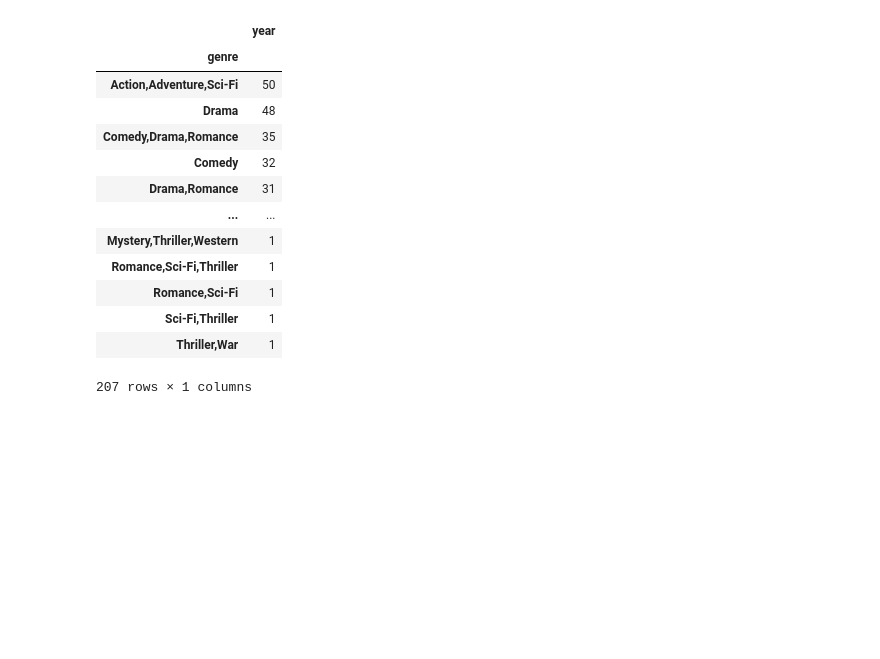
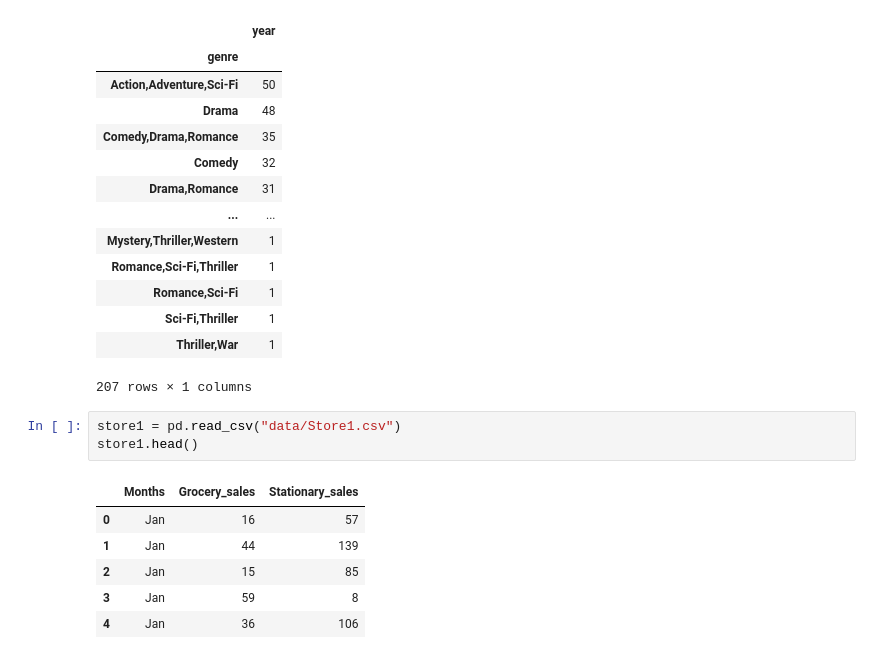
Before and after one commit to rajkonkret/PythonAnalizaDanychZus, a Jupyter notebook: day2/cwiczenie3.ipynb, the cells around one changed output. Cells and saved outputs as stored; diff of their text form; blank space fills up the shorter version.

```diff
--- a/day2/cwiczenie3.ipynb
+++ b/day2/cwiczenie3.ipynb
@@ -432,3 +432,13 @@ movies_df.groupby(['genre']).agg({'year':'count'}).sort_values(by="year", ascend
 | Sci-Fi,Thriller | 1 |
 | Thriller,War | 1 |
 207 rows × 1 columns
+# %%
+store1 = pd.read_csv("data/Store1.csv")
+store1.head()
+# %% [output]
+|  | Months | Grocery_sales | Stationary_sales |
+| 0 | Jan | 16 | 57 |
+| 1 | Jan | 44 | 139 |
+| 2 | Jan | 15 | 85 |
+| 3 | Jan | 59 | 8 |
+| 4 | Jan | 36 | 106 |
```
Also changed, not shown: parts of 5 cells of this notebook, 6 other files.
